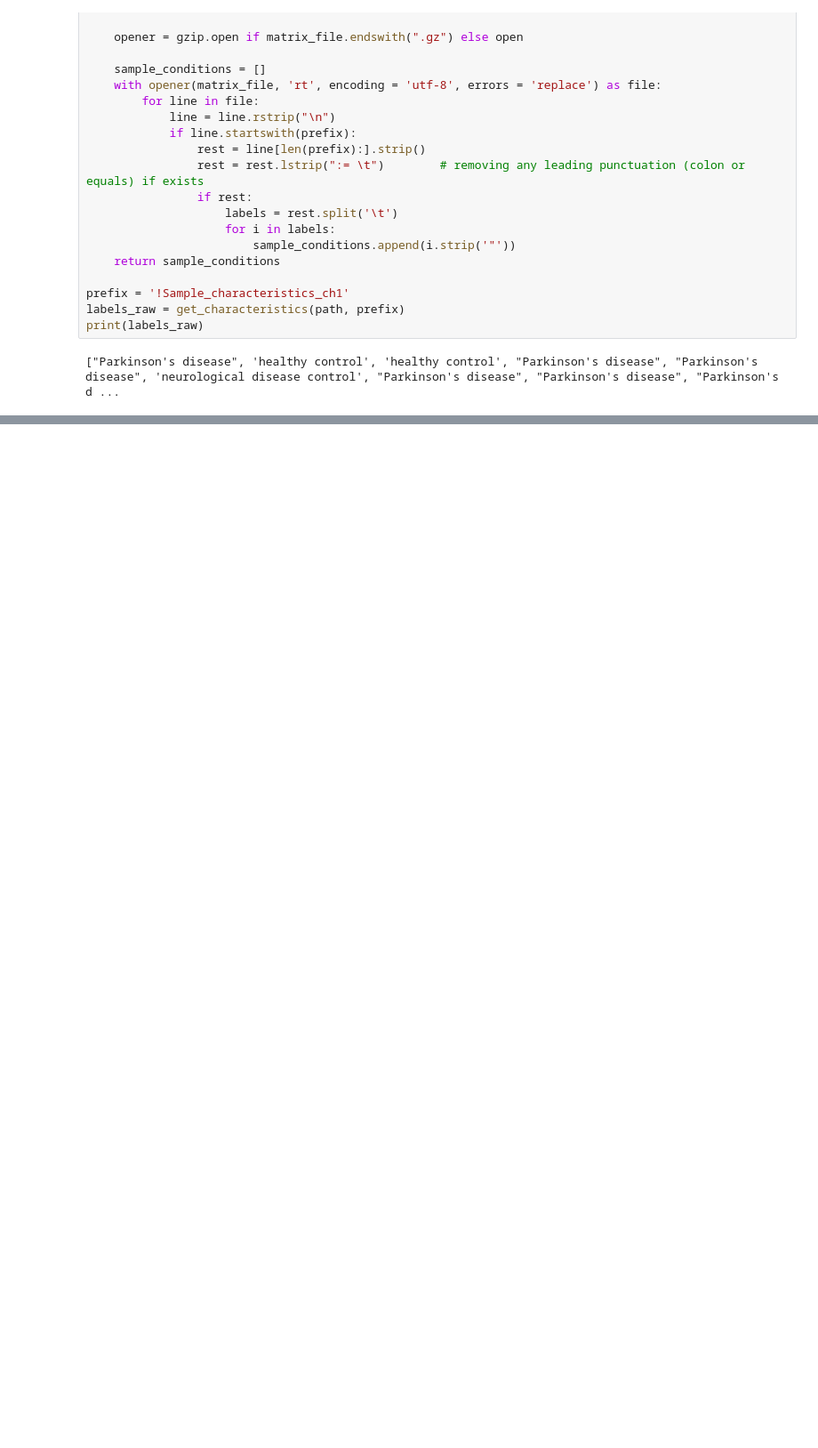
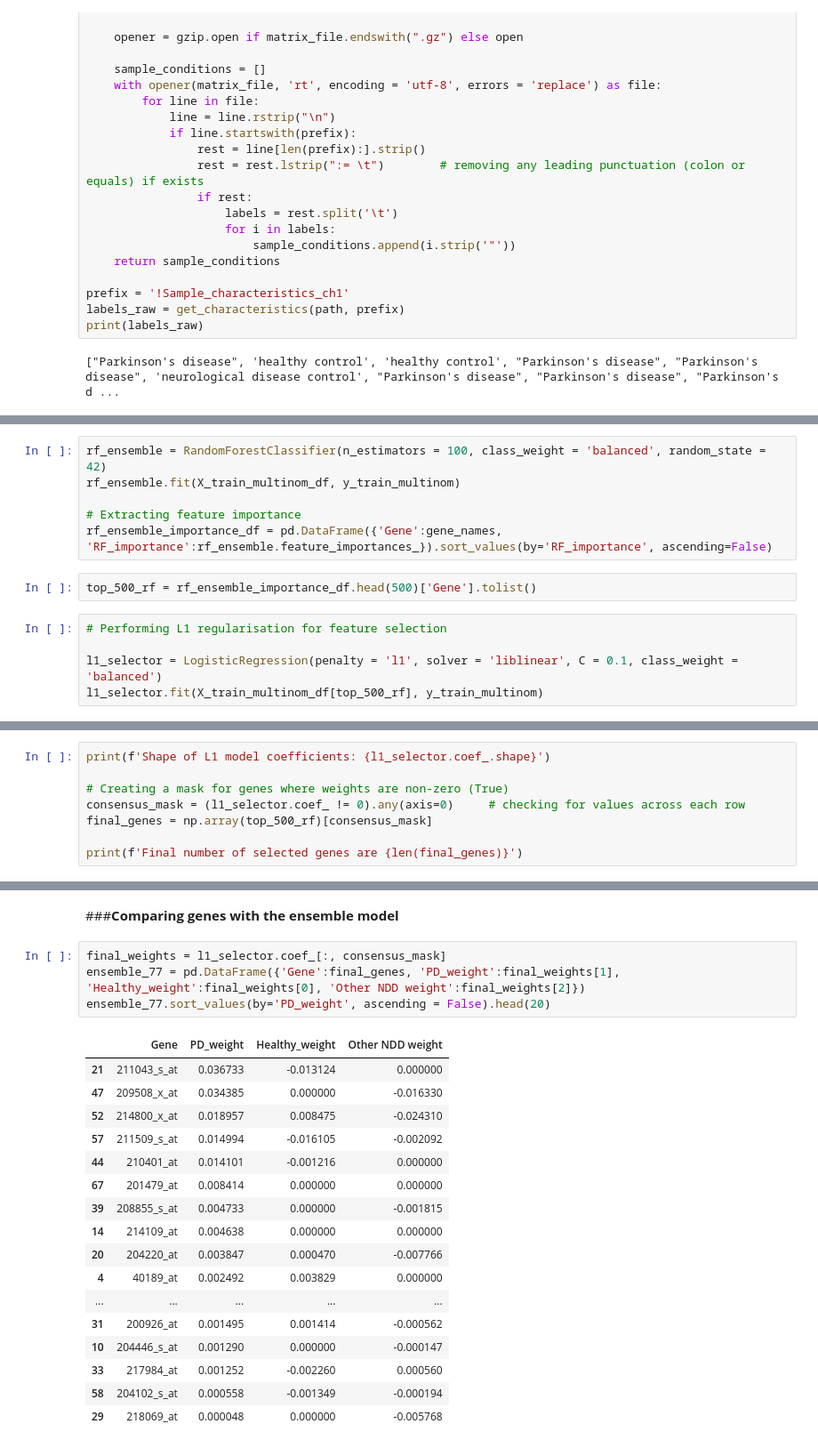
Before and after one commit to RheaJana/pd_disease_prediction, a Jupyter notebook: PD_GEO_training.ipynb, the cells around one changed output, grey strips where cells are left out. Shown at 89% size. Drawn from its saved outputs; the diff is of its cells as text; blank space fills up the shorter version.

```diff
--- a/PD_GEO_training.ipynb
+++ b/PD_GEO_training.ipynb
@@ -137,0 +416,13 @@ Logistic Regression model accuracy: 71.43%
+# %%
+rf_ensemble = RandomForestClassifier(n_estimators = 100, class_weight = 'balanced', random_state = 42)
+rf_ensemble.fit(X_train_multinom_df, y_train_multinom)
+
+# Extracting feature importance
+rf_ensemble_importance_df = pd.DataFrame({'Gene':gene_names, 'RF_importance':rf_ensemble.feature_importances_}).sort_values(by='RF_importance', ascending=False)
+# %%
+top_500_rf = rf_ensemble_importance_df.head(500)['Gene'].tolist()
+# %%
+# Performing L1 regularisation for feature selection
+
+l1_selector = LogisticRegression(penalty = 'l1', solver = 'liblinear', C = 0.1, class_weight = 'balanced')
+l1_selector.fit(X_train_multinom_df[top_500_rf], y_train_multinom)
@@ -137,0 +432,8 @@ Logistic Regression model accuracy: 71.43%
+# %%
+print(f'Shape of L1 model coefficients: {l1_selector.coef_.shape}')
+
+# Creating a mask for genes where weights are non-zero (True)
+consensus_mask = (l1_selector.coef_ != 0).any(axis=0)     # checking for values across each row
+final_genes = np.array(top_500_rf)[consensus_mask]
+
+print(f'Final number of selected genes are {len(final_genes)}')
@@ -137,0 +477,24 @@ Logistic Regression model accuracy: 71.43%
+# %% [markdown]
+###**Comparing genes with the ensemble model**
+# %%
+final_weights = l1_selector.coef_[:, consensus_mask]
+ensemble_77 = pd.DataFrame({'Gene':final_genes, 'PD_weight':final_weights[1], 'Healthy_weight':final_weights[0], 'Other NDD weight':final_weights[2]})
+ensemble_77.sort_values(by='PD_weight', ascending = False).head(20)
+# %% [output]
+|  | Gene | PD_weight | Healthy_weight | Other NDD weight |
+| 21 | 211043_s_at | 0.036733 | -0.013124 | 0.000000 |
+| 47 | 209508_x_at | 0.034385 | 0.000000 | -0.016330 |
+| 52 | 214800_x_at | 0.018957 | 0.008475 | -0.024310 |
+| 57 | 211509_s_at | 0.014994 | -0.016105 | -0.002092 |
+| 44 | 210401_at | 0.014101 | -0.001216 | 0.000000 |
+| 67 | 201479_at | 0.008414 | 0.000000 | 0.000000 |
+| 39 | 208855_s_at | 0.004733 | 0.000000 | -0.001815 |
+| 14 | 214109_at | 0.004638 | 0.000000 | 0.000000 |
+| 20 | 204220_at | 0.003847 | 0.000470 | -0.007766 |
+| 4 | 40189_at | 0.002492 | 0.003829 | 0.000000 |
+| ... | ... | ... | ... | ... |
+| 31 | 200926_at | 0.001495 | 0.001414 | -0.000562 |
+| 10 | 204446_s_at | 0.001290 | 0.000000 | -0.000147 |
+| 33 | 217984_at | 0.001252 | -0.002260 | 0.000560 |
+| 58 | 204102_s_at | 0.000558 | -0.001349 | -0.000194 |
+| 29 | 218069_at | 0.000048 | 0.000000 | -0.005768 |
```
Also changed, not shown: parts of 43 cells of this notebook.
